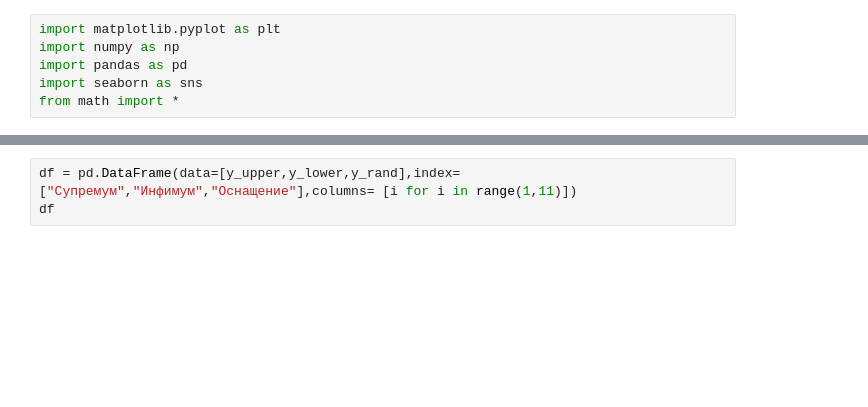
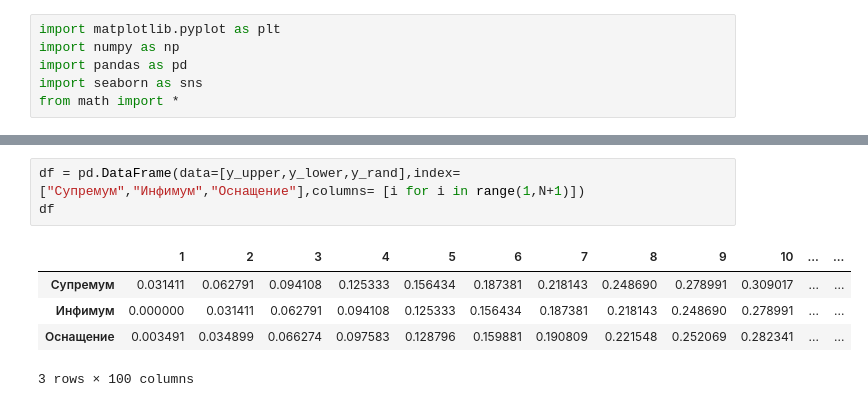
Before and after one commit to cre6qzmc/lab1calculus, a Jupyter notebook: lab1shchennikova.ipynb, the cells around one changed output, grey strips where cells are left out. Cells and saved outputs as stored; diff of their text form; blank space fills up the shorter version.

```diff
--- a/lab1shchennikova.ipynb
+++ b/lab1shchennikova.ipynb
@@ -136,3 +146,9 @@ plt.show()
 # %%
-df = pd.DataFrame(data=[y_upper,y_lower,y_rand],index=["Супремум","Инфимум","Оснащение"],columns= [i for i in range(1,11)])
+df = pd.DataFrame(data=[y_upper,y_lower,y_rand],index=["Супремум","Инфимум","Оснащение"],columns= [i for i in range(1,N+1)])
 df
+# %% [output]
+|  | 1 | 2 | 3 | 4 | 5 | 6 | 7 | 8 | 9 | 10 | ... | ... |
+| Супремум | 0.031411 | 0.062791 | 0.094108 | 0.125333 | 0.156434 | 0.187381 | 0.218143 | 0.248690 | 0.278991 | 0.309017 | ... | ... |
+| Инфимум | 0.000000 | 0.031411 | 0.062791 | 0.094108 | 0.125333 | 0.156434 | 0.187381 | 0.218143 | 0.248690 | 0.278991 | ... | ... |
+| Оснащение | 0.003491 | 0.034899 | 0.066274 | 0.097583 | 0.128796 | 0.159881 | 0.190809 | 0.221548 | 0.252069 | 0.282341 | ... | ... |
+3 rows × 100 columns
```
Also changed, not shown: parts of 5 cells of this notebook.
